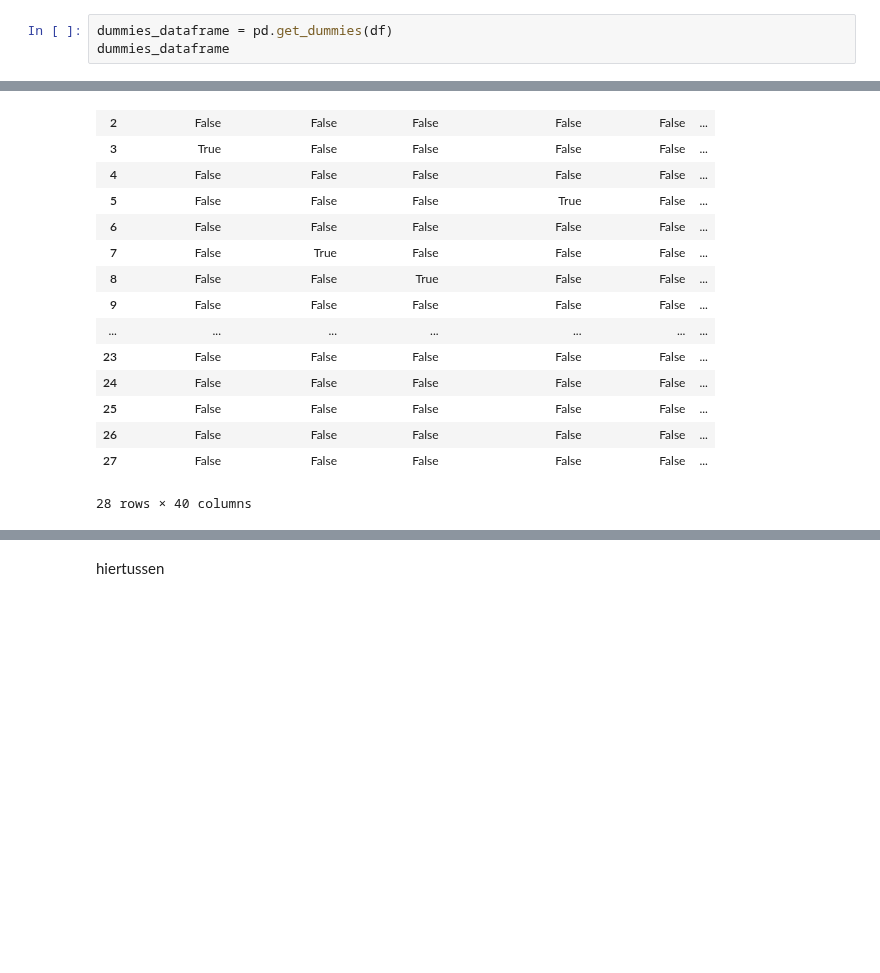
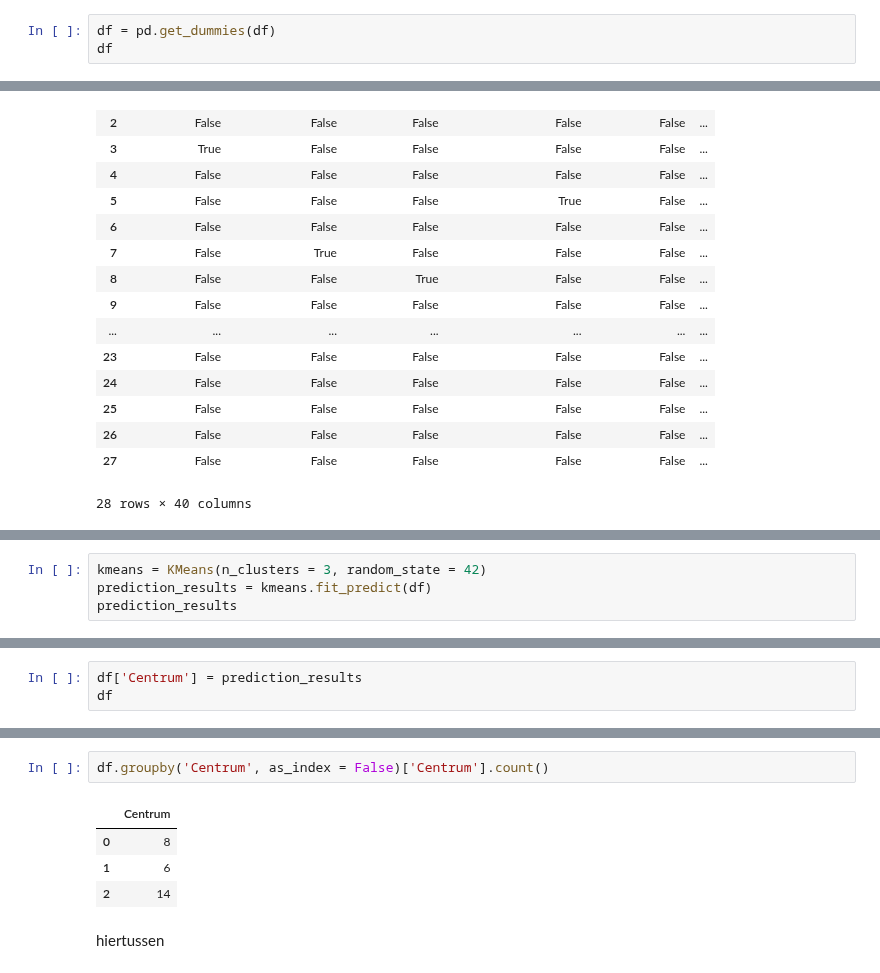
Before and after one commit to troykort/DaD, a Jupyter notebook: Practicum_9.3/Pract_9.ipynb, the cells around one changed output, grey strips where cells are left out. Cells and saved outputs as stored; diff of their text form; blank space fills up the shorter version.

```diff
--- a/Practicum_9.3/Pract_9.ipynb
+++ b/Practicum_9.3/Pract_9.ipynb
@@ -53,8 +53,8 @@ COUNTRY_CODE            object
 SALES_TERRITORY_CODE    object
 dtype: object
 # %%
-dummies_dataframe = pd.get_dummies(df)
-dummies_dataframe
+df = pd.get_dummies(df)
+df
 # %% [output]
 |  | REGION_Alberta | REGION_California | REGION_Florida | REGION_Massachusetts | REGION_México | ... |
 | 0 | False | False | False | False | False | ... |
@@ -95,0 +77,4 @@ dummies_dataframe
+# %%
+kmeans = KMeans(n_clusters = 3, random_state = 42)
+prediction_results = kmeans.fit_predict(df)
+prediction_results
@@ -95,0 +84,3 @@ dummies_dataframe
+# %%
+df['Centrum'] = prediction_results
+df
@@ -96,2 +106,9 @@ dummies_dataframe
+# %%
+df.groupby('Centrum', as_index = False)['Centrum'].count()
+# %% [output]
+|  | Centrum |
+| 0 | 8 |
+| 1 | 6 |
+| 2 | 14 |
 # %% [markdown]
 hiertussen
```
Also changed, not shown: parts of 3 cells of this notebook.
